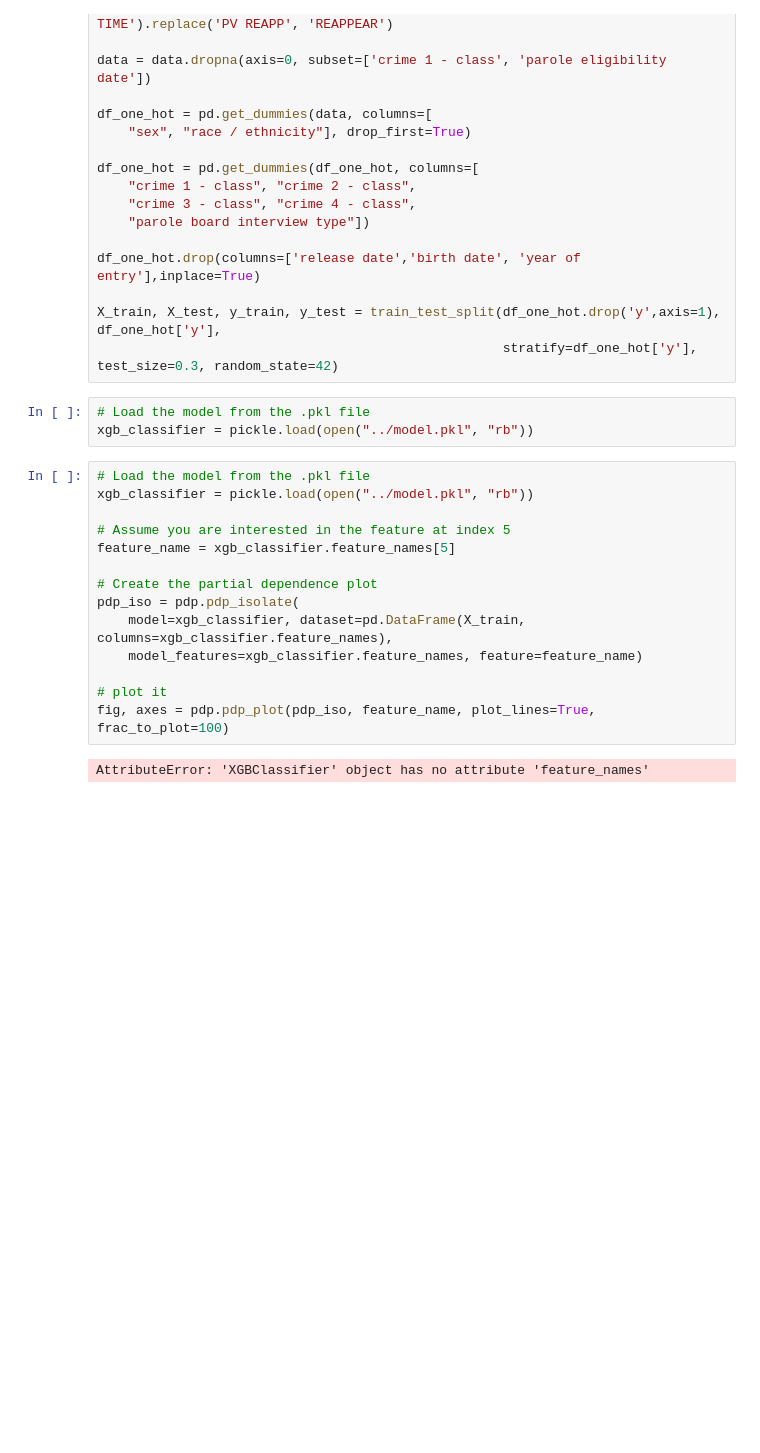
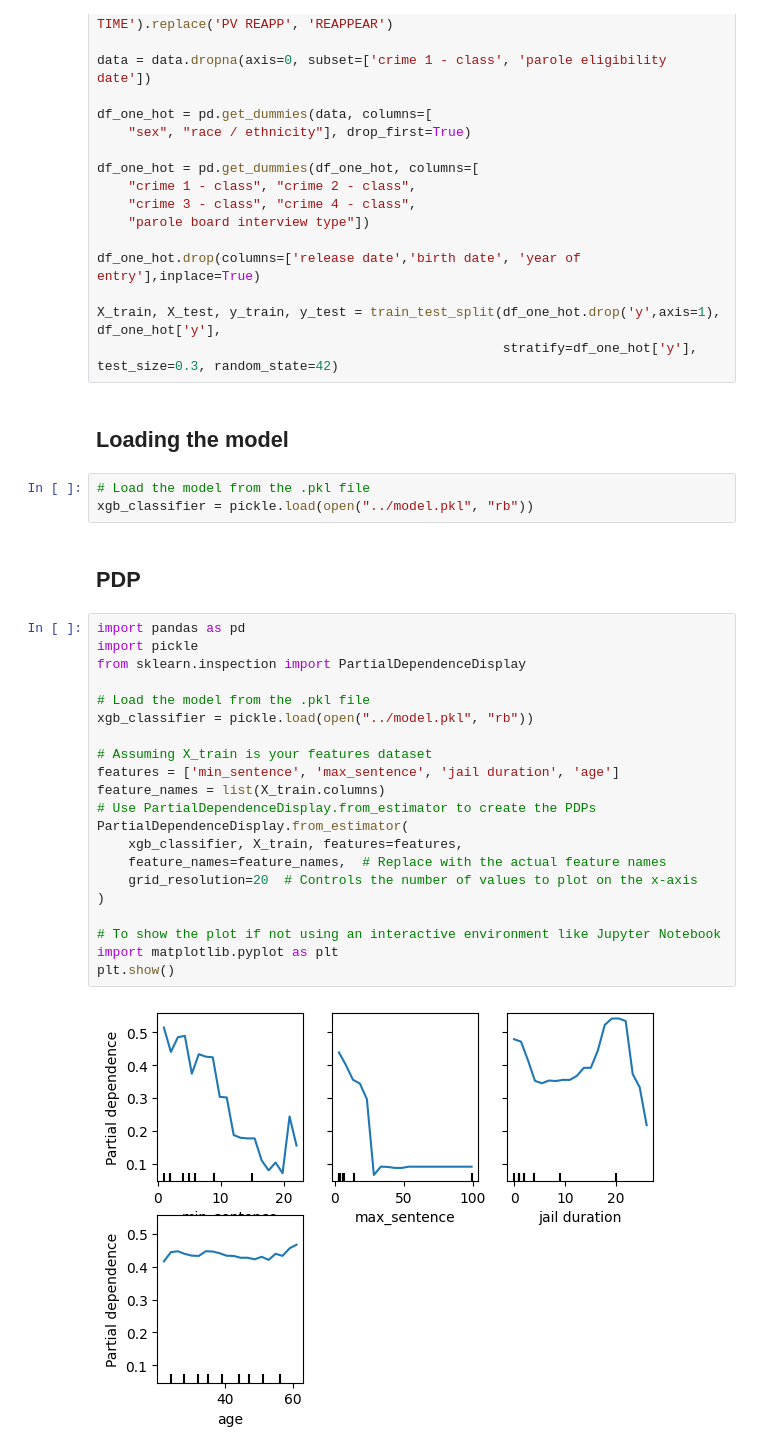
Before and after one commit to Idrissben/Interpretable-jimams, a Jupyter notebook: notebooks/global_interpretability.ipynb, the cells around one changed output. Saved outputs shown, nothing was run; the diff lists cells and outputs as text; blank space fills up the shorter version.

```diff
--- a/notebooks/global_interpretability.ipynb
+++ b/notebooks/global_interpretability.ipynb
@@ -27,22 +29,33 @@ df_one_hot.drop(columns=['release date','birth date', 'year of entry'],inplace=T
 
 X_train, X_test, y_train, y_test = train_test_split(df_one_hot.drop('y',axis=1), df_one_hot['y'],
                                                     stratify=df_one_hot['y'], test_size=0.3, random_state=42)
+# %% [markdown]
+## Loading the model
 # %%
 # Load the model from the .pkl file
 xgb_classifier = pickle.load(open("../model.pkl", "rb"))
-# %%
-# Load the model from the .pkl file
-xgb_classifier = pickle.load(open("../model.pkl", "rb"))
-
-# Assume you are interested in the feature at index 5
-feature_name = xgb_classifier.feature_names[5]
-
-# Create the partial dependence plot
-pdp_iso = pdp.pdp_isolate(
-    model=xgb_classifier, dataset=pd.DataFrame(X_train, columns=xgb_classifier.feature_names),
-    model_features=xgb_classifier.feature_names, feature=feature_name)
-
-# plot it
-fig, axes = pdp.pdp_plot(pdp_iso, feature_name, plot_lines=True, frac_to_plot=100)
-# %% [output]
-AttributeError: 'XGBClassifier' object has no attribute 'feature_names'
+# %% [markdown]
+## PDP
+# %%
+import pandas as pd
+import pickle
+from sklearn.inspection import PartialDependenceDisplay
+
+# Load the model from the .pkl file
+xgb_classifier = pickle.load(open("../model.pkl", "rb"))
+
+# Assuming X_train is your features dataset
+features = ['min_sentence', 'max_sentence', 'jail duration', 'age']
+feature_names = list(X_train.columns)
+# Use PartialDependenceDisplay.from_estimator to create the PDPs
+PartialDependenceDisplay.from_estimator(
+    xgb_classifier, X_train, features=features,
+    feature_names=feature_names,  # Replace with the actual feature names
+    grid_resolution=20  # Controls the number of values to plot on the x-axis
+)
+
+# To show the plot if not using an interactive environment like Jupyter Notebook
+import matplotlib.pyplot as plt
+plt.show()
+# %% [output]
+[figure, added]
```
Also changed, not shown: parts of 7 cells of this notebook.
